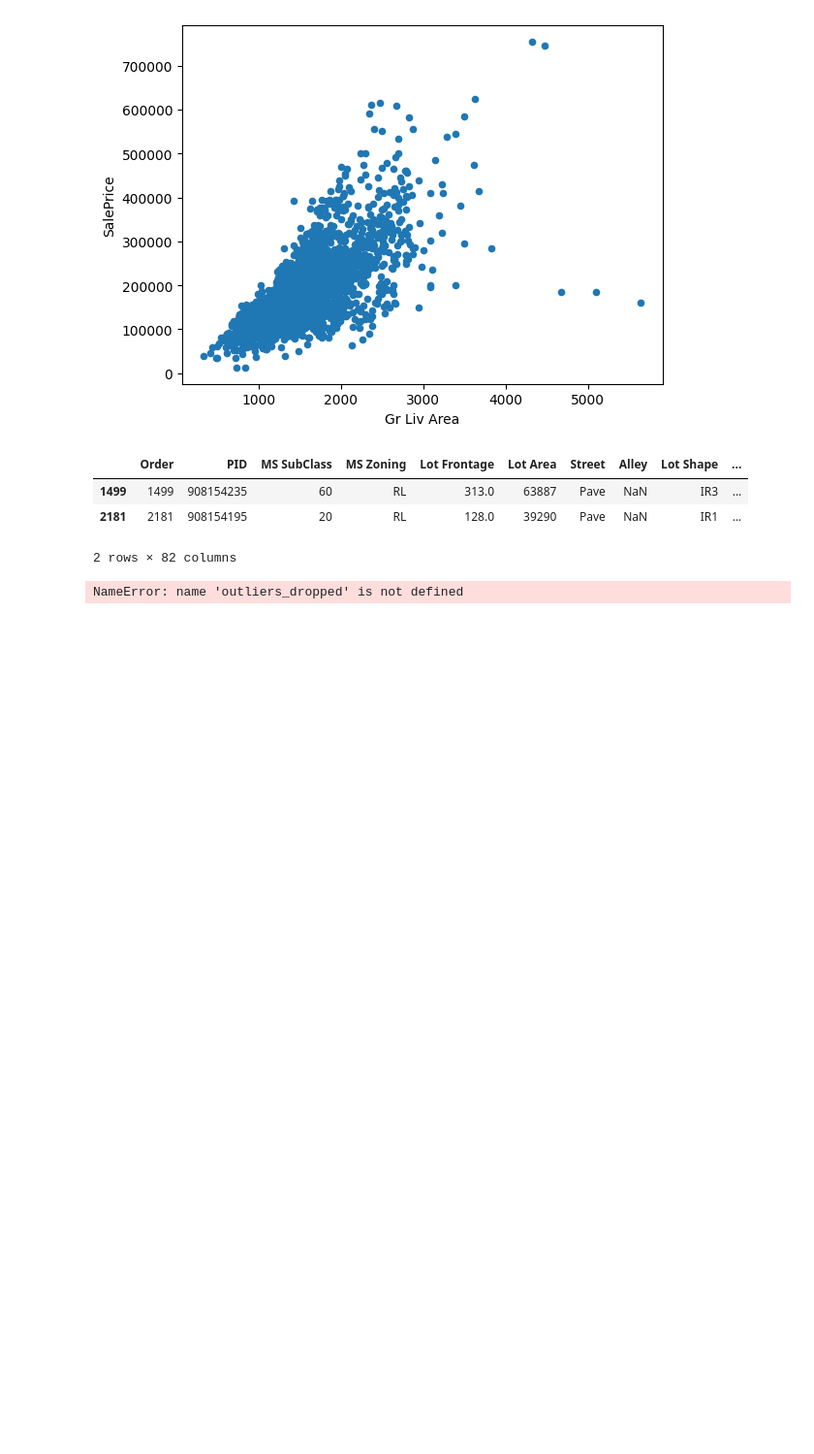
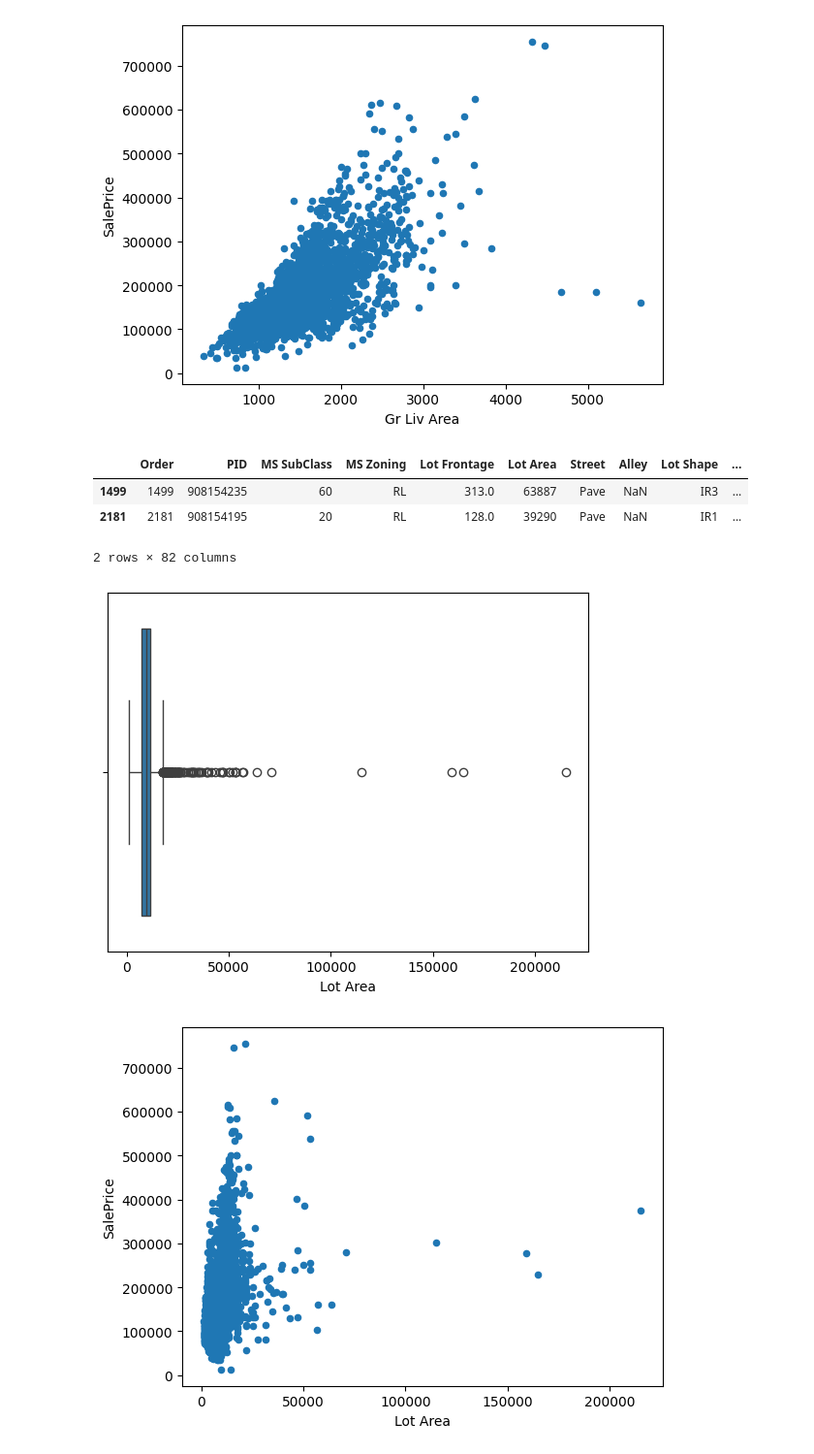
Before and after one commit to EngRidhoNet/machinelearning, a Jupyter notebook: Data-Cleaning.ipynb, the cells around one changed output. Shown at 97% size. Cells and saved outputs as stored; diff of their text form; code cells hidden in the pictures; blank space fills up the shorter version.

```diff
--- a/Data-Cleaning.ipynb
+++ b/Data-Cleaning.ipynb
@@ -345,8 +345,13 @@ housing.sort_values(by='Gr Liv Area', ascending=False)[:2]
 2 rows × 82 columns
 # %%
 outliers_dropped = housing.drop(housing.index[[1499, 2181]])
-# %%
-new_plot = outliers_dropped.plot.scatter(x='Gr Liv Area',
-                                         y='SalePrice')
-# %% [output]
-NameError: name 'outliers_dropped' is not defined
+# %%
+sns.boxplot(x=housing['Lot Area'])
+price_lot = housing.plot.scatter(x='Lot Area', y='SalePrice')
+housing['Lot_Area_Stats'] = stats.zscore(housing['Lot Area'])
+housing[['Lot Area','Lot_Area_Stats']].describe().round(3)
+housing.sort_values(by='Lot Area', ascending=False)[:1]
+lot_area_rem = housing.drop(housing.index[[957]])
+# %% [output]
+[figure, added]
+[figure, added]
```
Also changed, not shown: parts of 1 cell of this notebook.
